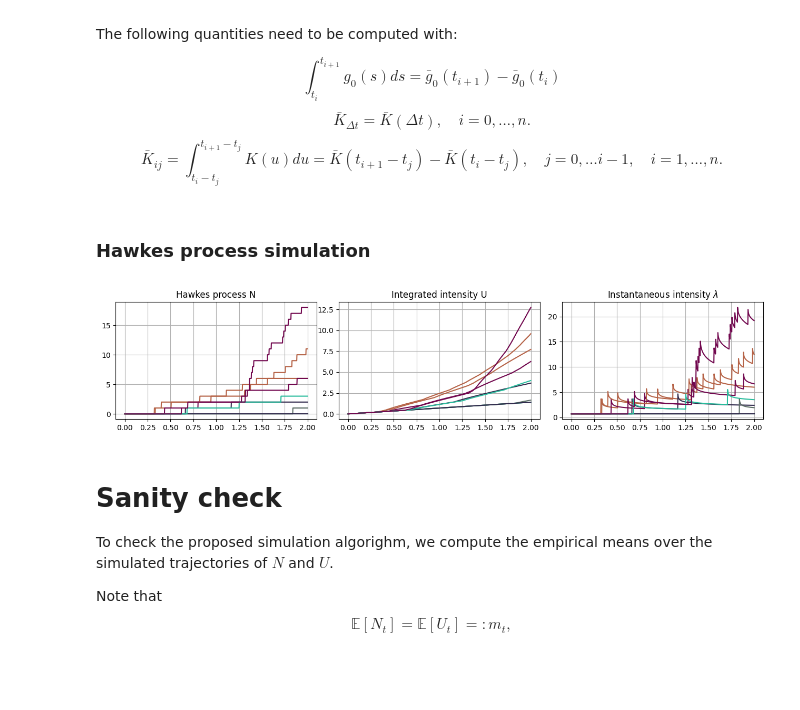
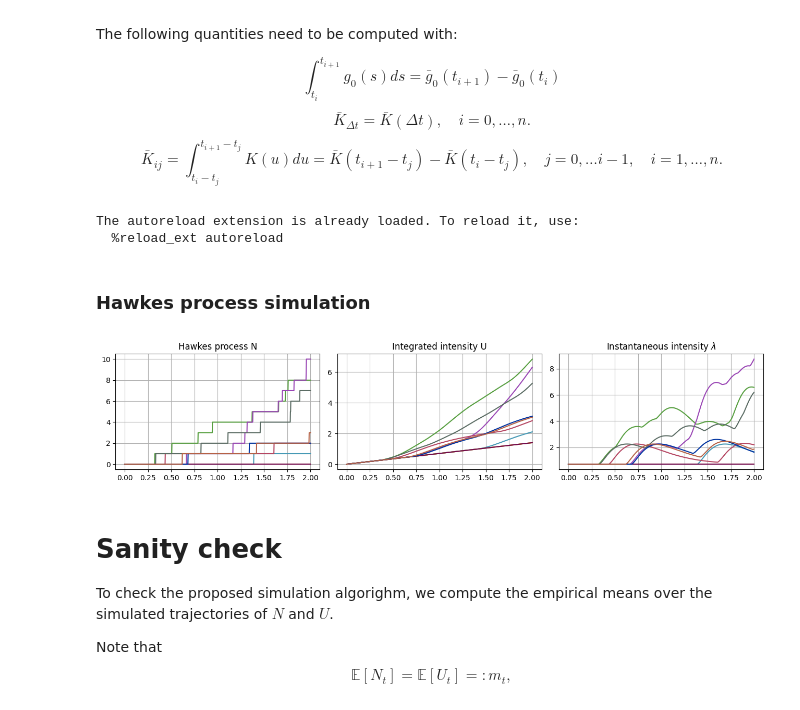
Before and after one commit to MrG1raffe/volterra_hawkes, a Jupyter notebook: notebooks/iVi_Hawkes_simulation.ipynb, the cells around one changed output. Cells and saved outputs as stored; diff of their text form; code cells hidden in the pictures; blank space fills up the shorter version.

```diff
--- a/notebooks/iVi_Hawkes_simulation.ipynb
+++ b/notebooks/iVi_Hawkes_simulation.ipynb
@@ -110,18 +110,23 @@ import random
 import matplotlib.pyplot as plt
 import matplotlib
 from scipy.special import gamma
+from scipy.stats import ks_2samp, kstest
 
 from volterra_hawkes.iVi.iVi_hawkes import IVIHawkesProcess
 from volterra_hawkes.kernel.exponential_kernel import ExponentialKernel
 from volterra_hawkes.kernel.constant_kernel import ConstantKernel
 from volterra_hawkes.kernel.fractional_kernel import FractionalKernel
+from volterra_hawkes.kernel.gamma_kernel import GammaKernel
 
-color_cycle = ["#5b6c64", "#B56246", "#322B4D", "#28BC9C", "#71074E"]
+color_cycle = ["#B56246", "#579F40", "#9A46B5", "#4699B5", "#B54662", "#D4A017", "#5b6c64", "#71074E", "#0033A0"]
 plt.rcParams["figure.figsize"]        = ((1 + np.sqrt(5)) / 2 * 5, 5)
 plt.rcParams["figure.autolayout"]     = True
 plt.rcParams["patch.force_edgecolor"] = False
 plt.rcParams["axes.grid"]             = True
 plt.rcParams['axes.prop_cycle']       = matplotlib.cycler(color=color_cycle)
+# %% [output]
+The autoreload extension is already loaded. To reload it, use:
+  %reload_ext autoreload
 # %% [markdown]
 ### Hawkes process simulation
 # %%
@@ -133,40 +138,45 @@ def g0_const(t, mu=mu):
 def g0_bar_const(t, mu=mu):
     return mu * t
 # %%
-H = 0.3
+H = -0.1
+lam = 5
+c = 0.95
+alpha = 2.5
 
 T = 2
 n_steps = 1000
 n_paths = 10
 
 t_grid = np.linspace(0, T, n_steps + 1)
 
 rng = np.random.default_rng(seed=42)
 
-K = FractionalKernel(H=H, c=1)
+# K = FractionalKernel(H=H, c=c)
+# K = ExponentialKernel(c=c, lam=lam)
+K = GammaKernel(lam=lam, alpha=alpha, c=lam**alpha)
 ivi_hawkes = IVIHawkesProcess(kernel=K, g0_bar=g0_bar_const, rng=rng, g0=g0_const)
 N, U, lam = ivi_hawkes.simulate_on_grid(t_grid=t_grid, n_paths=n_paths)
 
 fig, ax = plt.subplots(1, 3, figsize=(13, 3))
 n_show = n_paths
 
 ax[0].plot(t_grid, N[:, 0:n_show])
 ax[0].set_title('Hawkes process N')
 ax[0].grid("on")
 
 #ax[1].plot(t_grid, U[:,0:n_show])
 ax[1].plot(t_grid, U[:,0:n_show])
 ax[1].set_title('Integrated intensity U')
 ax[1].grid("on")
 
 #ax[2].plot(t_grid[1:], dU[:, 0:n_show] / np.diff(t_grid).reshape((-1, 1)))
 ax[2].plot(t_grid, lam[:,0:n_show])
 ax[2].set_title('Instantaneous intensity $\lambda$')
 ax[2].grid("on")
 
 plt.show()
 # %% [output]
-[figure, old version]
+[figure, new version]
 # %% [markdown]
 # Sanity check
 
```
Also changed, not shown: parts of 29 cells of this notebook, 8 other files.
